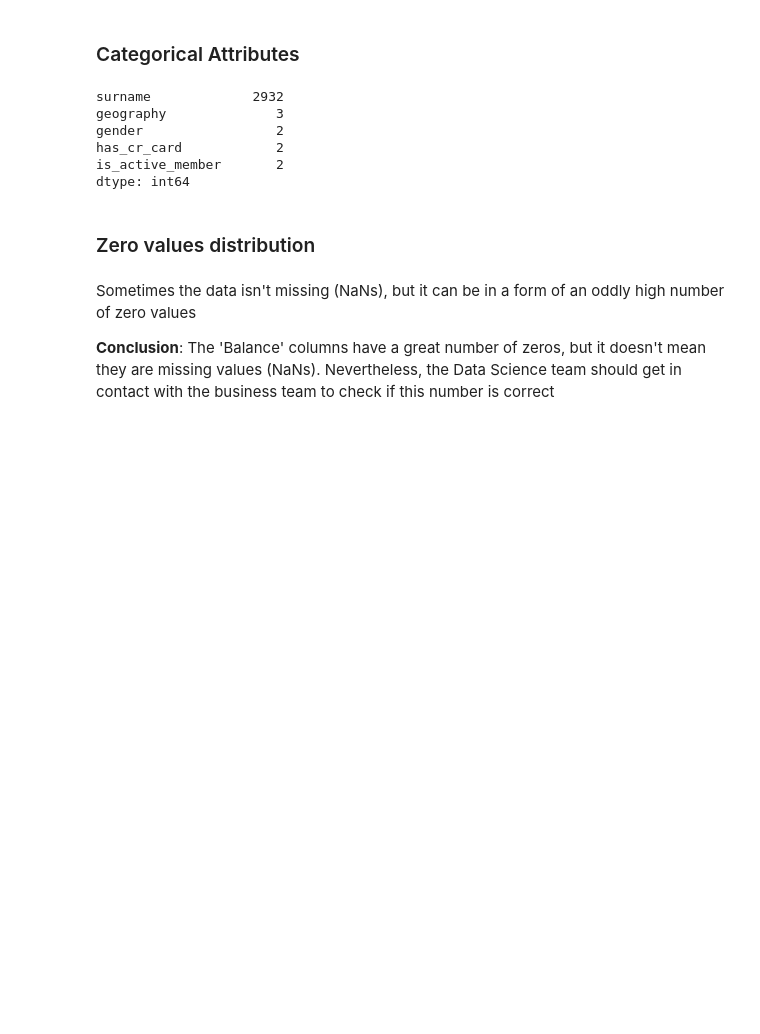
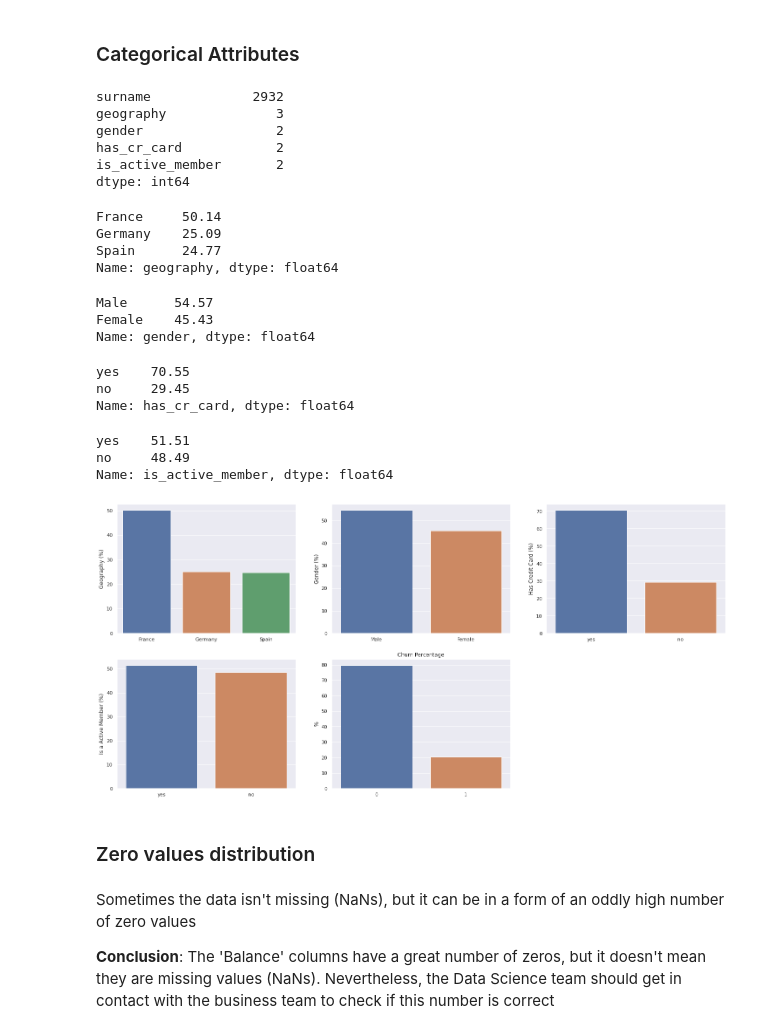
Before and after one commit to marxcerqueira/Kaggle-Client-Churn-Prediction, a Jupyter notebook: notebooks/c1.0-mc-end-to-end-churn-prediction.ipynb, the cells around one changed output. Drawn from its saved outputs; the diff is of its cells as text; code cells hidden in the pictures; blank space fills up the shorter version.

Commit message:
Exploratory data analysis

```diff
--- a/notebooks/c1.0-mc-end-to-end-churn-prediction.ipynb
+++ b/notebooks/c1.0-mc-end-to-end-churn-prediction.ipynb
@@ -424,3 +446,55 @@ dtype: int64
+# %%
+geo_percentage = df0['geography'].value_counts(normalize = True ) * 100
+geo_percentage
+# %% [output]
+France     50.14
+Germany    25.09
+Spain      24.77
+Name: geography, dtype: float64
+# %%
+gender_percentage = df0['gender'].value_counts(normalize = True)*100
+gender_percentage
+# %% [output]
+Male      54.57
+Female    45.43
+Name: gender, dtype: float64
+# %%
+cred_card_percentage = df0['has_cr_card'].value_counts(normalize = True ) * 100
+cred_card_percentage
+# %% [output]
+yes    70.55
+no     29.45
+Name: has_cr_card, dtype: float64
+# %%
+active_member_percentage = df0['is_active_member'].value_counts(normalize = True) * 100
+active_member_percentage
+# %% [output]
+yes    51.51
+no     48.49
+Name: is_active_member, dtype: float64
+# %%
+subplot(2, 3, 1)
+sns.barplot(x = geo_percentage.index, y = geo_percentage)
+plt.ylabel('Geography (%)');
+
+subplot(2, 3, 2)
+sns.barplot(x = gender_percentage.index, y = gender_percentage)
+plt.ylabel('Gender (%)');
+
+subplot(2, 3, 3)
+sns.barplot(x = cred_card_percentage.index, y = cred_card_percentage)
+plt.ylabel('Has Credit Card (%)');
+
+subplot(2, 3, 4)
+sns.barplot(x = active_member_percentage.index, y = active_member_percentage)
+plt.ylabel('Is a Active Member (%)')
+
+subplot(2, 3, 5)
+sns.barplot(data = df0, x = exited_percentage.index, y = exited_percentage)
+plt.ylabel('%')
+plt.title('Churn Percentage');
+# %% [output]
+[figure, added]
 # %% [markdown]
 ### Zero values distribution
 # %% [markdown]
```
Also changed, not shown: parts of 29 cells of this notebook.
